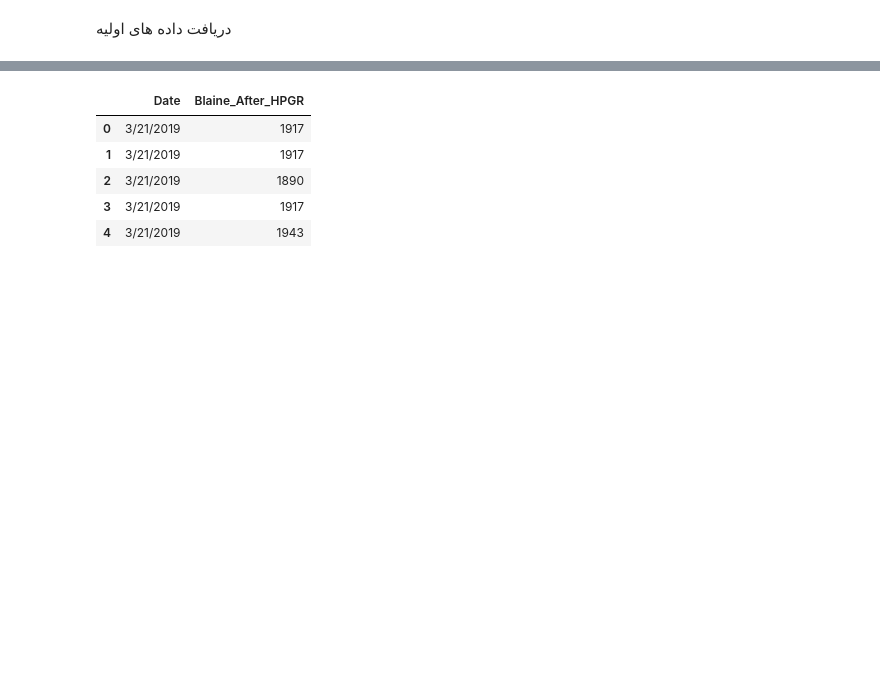
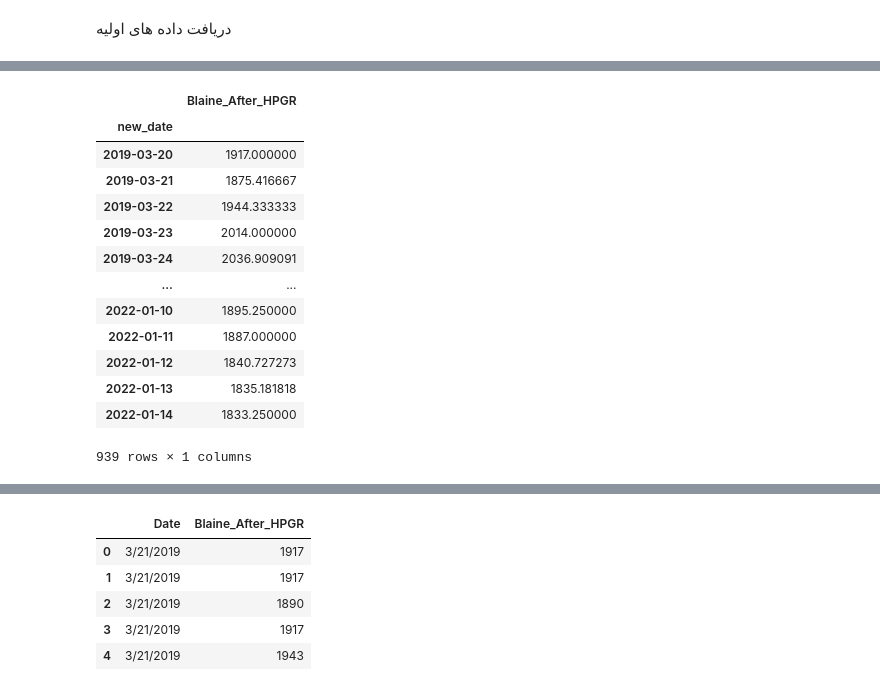
Before and after one commit to heidaralavi/Gas-Prj, a Jupyter notebook: Gas_Prj.ipynb, the cells around one changed output, grey strips where cells are left out. Cells and saved outputs as stored; diff of their text form; code cells hidden in the pictures; blank space fills up the shorter version.

```diff
--- a/Gas_Prj.ipynb
+++ b/Gas_Prj.ipynb
@@ -17,0 +60,23 @@ df1.head()
+# %%
+df2.insert(loc=0, column='new_date', value=df2['Date']+' '+df2['Time'])
+df2['new_date']=pd.to_datetime(df2['new_date'])
+df2['new_date']=df2['new_date']-timedelta( minutes=0, hours=7)
+df2['new_date']=df2['new_date'].dt.date
+df2.drop(['Date','Time'],axis=1,inplace=True)
+df2=df2.groupby(['new_date']).mean()
+df2
+# %% [output]
+|  | Blaine_After_HPGR |
+| new_date |  |
+| 2019-03-20 | 1917.000000 |
+| 2019-03-21 | 1875.416667 |
+| 2019-03-22 | 1944.333333 |
+| 2019-03-23 | 2014.000000 |
+| 2019-03-24 | 2036.909091 |
+| ... | ... |
+| 2022-01-10 | 1895.250000 |
+| 2022-01-11 | 1887.000000 |
+| 2022-01-12 | 1840.727273 |
+| 2022-01-13 | 1835.181818 |
+| 2022-01-14 | 1833.250000 |
+939 rows × 1 columns
```
Also changed, not shown: parts of 6 cells of this notebook.
